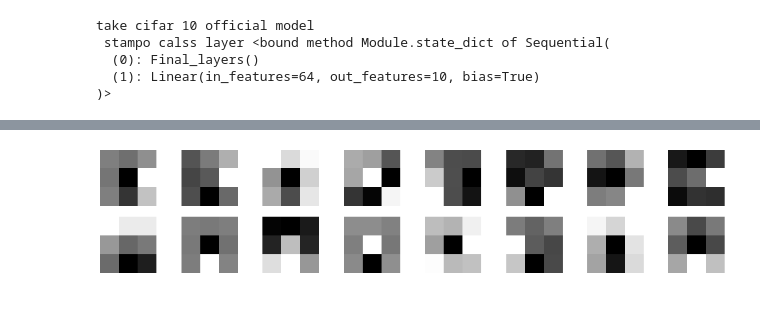
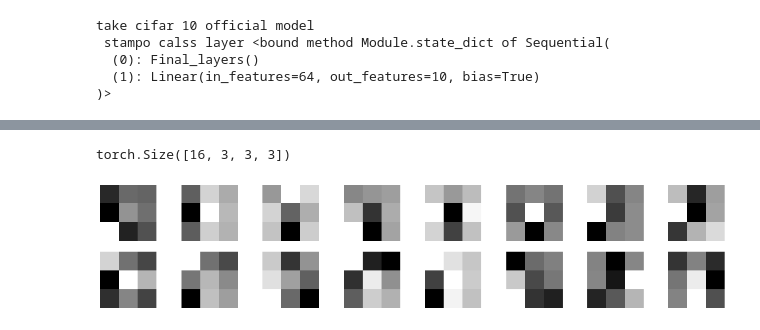
Before and after one commit to MeliLuca/MasterThesis, a Jupyter notebook: ModelsAnalysis.ipynb, the cells around one changed output, grey strips where cells are left out. Drawn from its saved outputs; the diff is of its cells as text; code cells hidden in the pictures.

```diff
--- a/ModelsAnalysis.ipynb
+++ b/ModelsAnalysis.ipynb
@@ -78,12 +78,12 @@ batch_size = 1
 dataset = torchvision.datasets.CIFAR10('./datasets/data',train=True, download=True, transform=transform)
 
 trainloader = torch.utils.data.DataLoader(dataset, batch_size=batch_size,
-                                          shuffle=False, num_workers=2)
+                                          shuffle=True, num_workers=2)
 # %% [output]
 Files already downloaded and verified
 # %%
 # load image
-image, _ = next(iter(trainloader))
+image, image_label = next(iter(trainloader))
 print(image.shape)
 # show images
 imshow(torchvision.utils.make_grid(image))
@@ -94,10 +94,10 @@ torch.Size([1, 3, 32, 32])
 # %%
 model = resnetModule.ResNetModule.load_from_checkpoint('/Users/lucamelissari/Desktop/MasterThesis/jobs/stats/resnetOfficial_SGD_WD_REL/checkpoints/best-v1.ckpt')
-# model = torch.nn.Sequential(
-#     model,
-#     model.class_layer
-# )
-model = resnetModule.ResNetModule.load_from_checkpoint('/Users/lucamelissari/Desktop/MasterThesis/jobs/stats/resnetOfficial_SGD_WD_REL_ONLY/checkpoints/best.ckpt')
+# model = resnetModule.ResNetModule.load_from_checkpoint('/Users/lucamelissari/Desktop/MasterThesis/jobs/stats/resnetOfficial_SGD_WD_REL_ONLY/checkpoints/best.ckpt')
+model = torch.nn.Sequential(
+    model,
+    model.class_layer
+)
 # model = resnetModule.ResNetModule.load_from_checkpoint('/Users/lucamelissari/Desktop/MasterThesis/jobs/stats/resnetOfficialNet_SGD_WD/checkpoints/best.ckpt')
 
 trainer = pl.Trainer()
@@ -207,10 +251,14 @@ _ = viz.visualize_image_attr_multiple(
+# %%
+model_weights[0].shape
+# %% [output]
+torch.Size([16, 3, 3, 3])
 # %%
 # visualize the first conv layer filters
 plt.figure(figsize=(20, 17))
-for i, filter in enumerate(model_weights[0]):
+for i, filter in enumerate(model_weights[1]):
     plt.subplot(8, 8, i+1) # (8, 8) because in conv0 we have 7x7 filters and total of 64 (see printed shapes)
     plt.imshow(filter[0, :, :].detach(), cmap='gray')
     plt.axis('off')
 plt.show()
 # %% [output]
-[figure, old version]
+[figure, new version]
```
Also changed, not shown: parts of 8 cells of this notebook, 2 other files.
